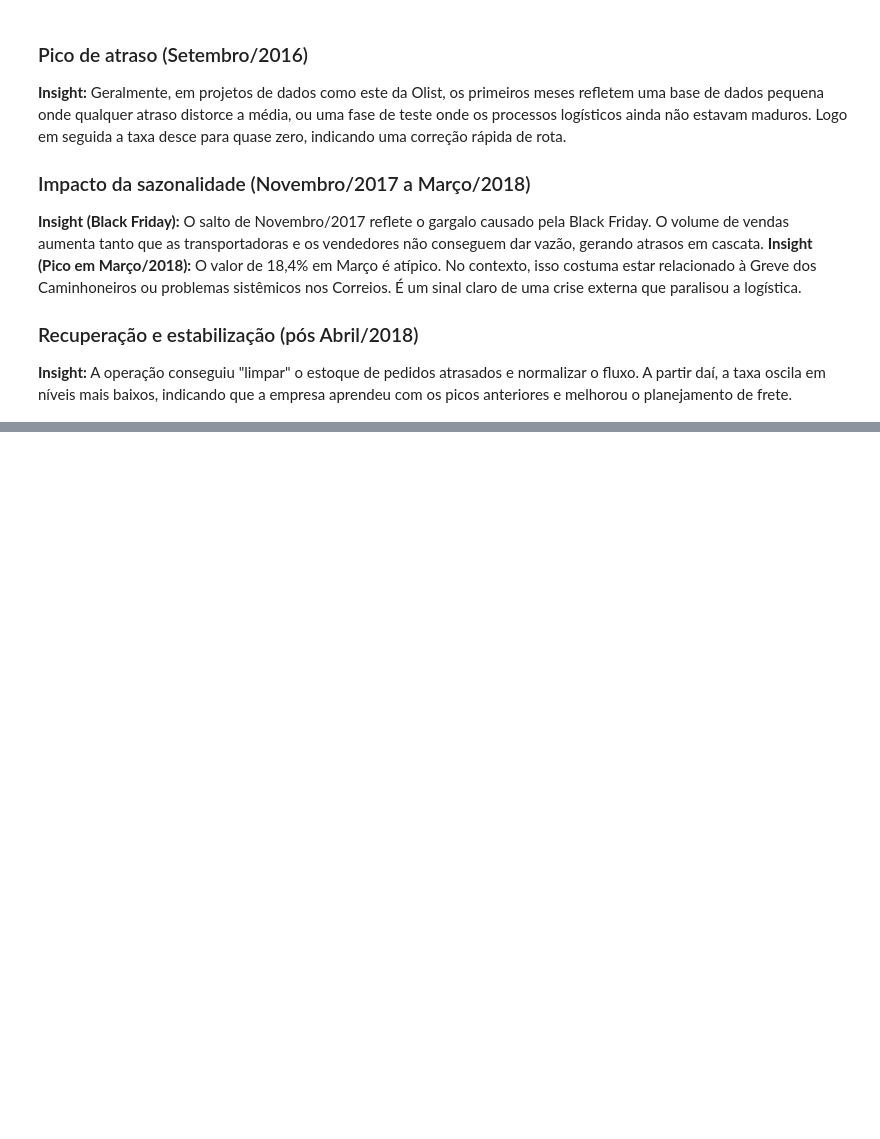
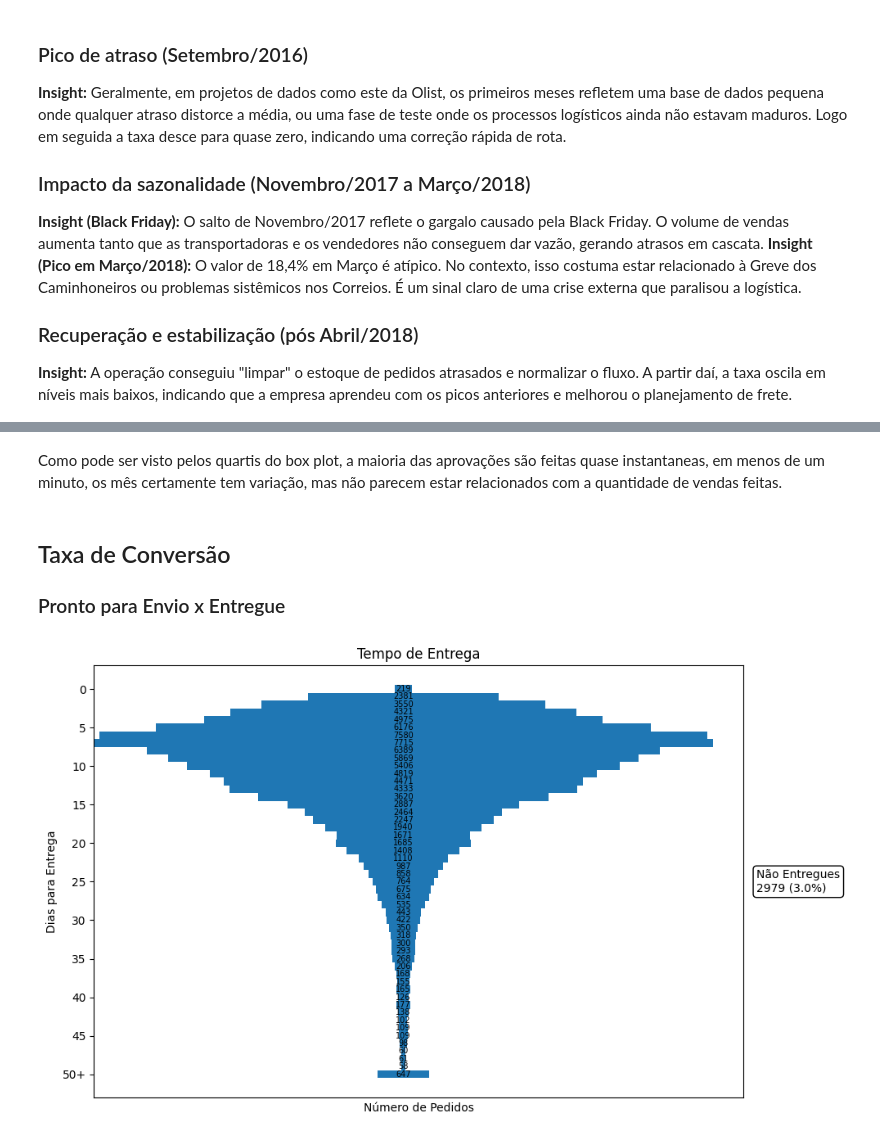
Before and after one commit to MatheusGom/BigDataECommerce, a Jupyter notebook: notebooks/silver_notebook.ipynb, the cells around one changed output, grey strips where cells are left out. Saved outputs shown, nothing was run; the diff lists cells and outputs as text; code cells hidden in the pictures; blank space fills up the shorter version.

```diff
--- a/notebooks/silver_notebook.ipynb
+++ b/notebooks/silver_notebook.ipynb
@@ -369,0 +430,66 @@ plt.show()
+# %% [markdown]
+Como pode ser visto pelos quartis do box plot, a maioria das aprovações são feitas quase instantaneas, em menos de um minuto, os mês certamente tem variação, mas não parecem estar relacionados com a quantidade de vendas feitas.
+# %% [markdown]
+## Taxa de Conversão
+### Pronto para Envio x Entregue
+# %%
+df_converge = df['olist_orders_dataset'].copy()
+
+df_converge['order_approved_at'] = pd.to_datetime(df_converge['order_approved_at'])
+df_converge['order_delivered_customer_date'] = pd.to_datetime(df_converge['order_delivered_customer_date'])
+
+df_converge['days_to_arrive'] = (
+    df_converge['order_delivered_customer_date'] - df_converge['order_approved_at']
+).dt.days
+df_plot = df_converge.copy()
+
+df_plot['days_capped'] = df_plot['days_to_arrive'].clip(lower=0, upper=50)
+
+counts = (
+    df_plot['days_capped']
+    .dropna()
+    .value_counts()
+    .sort_index()
+)
+
+values = counts.values
+stages = counts.index.astype(int)
+
+import numpy as np
+left = (values.max() - values) / 2
+
+labels = [str(d) if d < 50 else '50+' for d in stages]
+
+total_orders = len(df_plot)
+failed = df_plot['days_to_arrive'].isna().sum()
+failed_pct = failed / total_orders * 100
+
+plt.figure(figsize=(10, 6))
+plt.barh(stages, values, left=left, height=1.0)
+
+plt.gca().invert_yaxis()
+plt.title('Tempo de Entrega')
+plt.xlabel('Número de Pedidos')
+plt.ylabel('Dias para Entrega')
+
+yticks = [d for d in stages if d % 5 == 0 or d == 50]
+ytick_labels = [str(d) if d < 50 else '50+' for d in yticks]
+
+plt.yticks(yticks, ytick_labels)
+
+for i, v in enumerate(values):
+    plt.text(left[i] + v/2, stages[i], str(v), ha='center', va='center', fontsize=7, color='black', rotation=0)
+
+plt.text(
+    1.02, 0.5,
+    f'Não Entregues\n{failed} ({failed_pct:.1f}%)',
+    transform=plt.gca().transAxes,
+    fontsize=10,
+    va='center',
+    bbox=dict(boxstyle='round', facecolor='white')
+)
+plt.xticks([])
+plt.tight_layout()
+plt.show()
+# %% [output]
+[figure, added]
```
Also changed, not shown: parts of 5 cells of this notebook.
